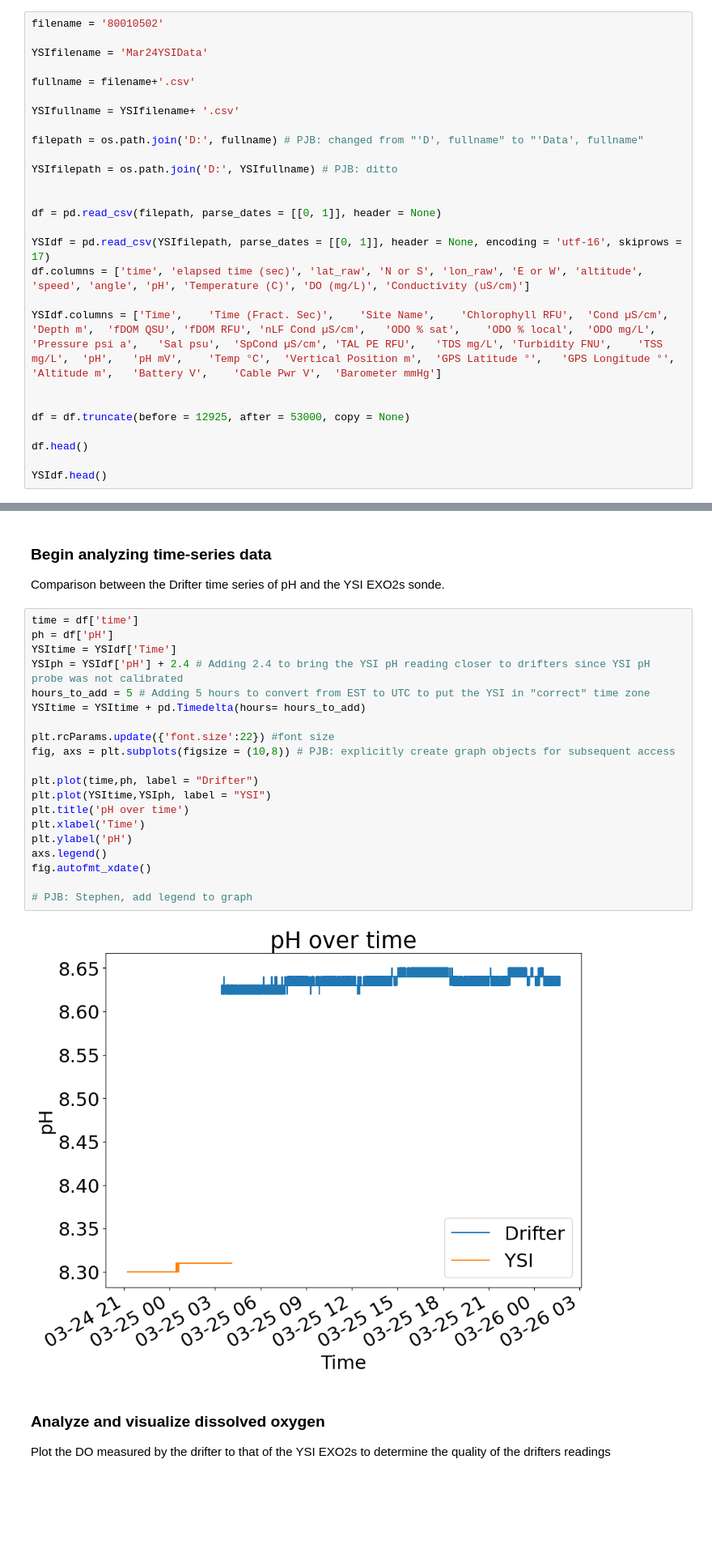
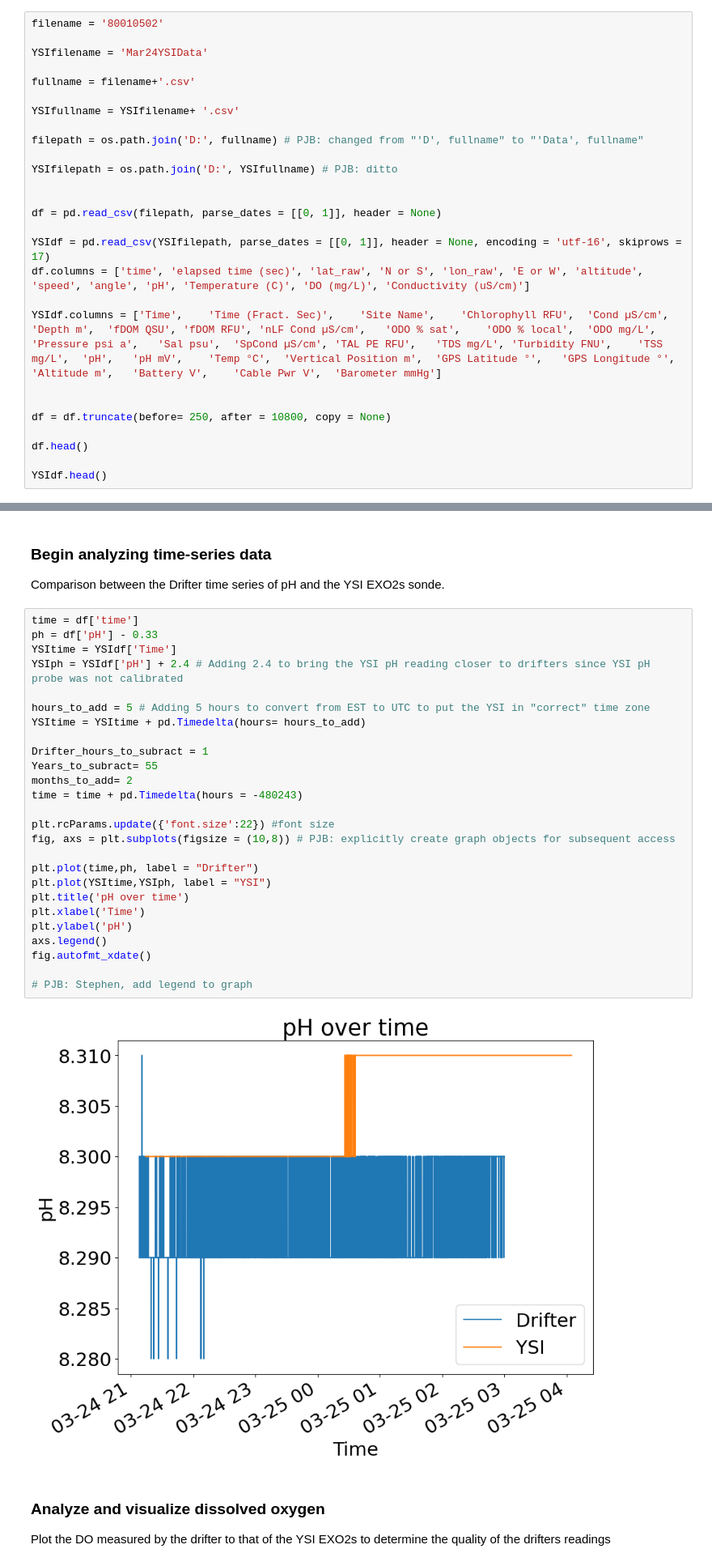
Before and after one commit to COAST-Lab/Biogeochemical-Drifter, a Jupyter notebook: Data_Analysis/Data_Analysis.ipynb, the cells around one changed output, grey strips where cells are left out. Shown at 81% size. Cells and saved outputs as stored; diff of their text form; blank space fills up the shorter version.

```diff
--- a/Data_Analysis/Data_Analysis.ipynb
+++ b/Data_Analysis/Data_Analysis.ipynb
@@ -37,7 +37,7 @@ df.columns = ['time', 'elapsed time (sec)', 'lat_raw', 'N or S', 'lon_raw', 'E o
 YSIdf.columns = ['Time',	'Time (Fract. Sec)',	'Site Name',	'Chlorophyll RFU',	'Cond µS/cm',	'Depth m',	'fDOM QSU',	'fDOM RFU',	'nLF Cond µS/cm',	'ODO % sat',	'ODO % local',	'ODO mg/L',	'Pressure psi a',	'Sal psu',	'SpCond µS/cm',	'TAL PE RFU',	'TDS mg/L',	'Turbidity FNU',	'TSS mg/L',	'pH',	'pH mV',	'Temp °C',	'Vertical Position m',	'GPS Latitude °',	'GPS Longitude °',	'Altitude m',	'Battery V',	'Cable Pwr V',	'Barometer mmHg']
 
 
-df = df.truncate(before = 12925, after = 53000, copy = None)
+df = df.truncate(before= 250, after = 10800, copy = None)
 
 df.head()
 
@@ -195,26 +195,32 @@ plt.scatter(df.lon, df.lat)
 Comparison between the Drifter time series of pH and the YSI EXO2s sonde.
 # %%
 time = df['time']
-ph = df['pH']
+ph = df['pH'] - 0.33
 YSItime = YSIdf['Time']
 YSIph = YSIdf['pH'] + 2.4 # Adding 2.4 to bring the YSI pH reading closer to drifters since YSI pH probe was not calibrated
+
 hours_to_add = 5 # Adding 5 hours to convert from EST to UTC to put the YSI in "correct" time zone
 YSItime = YSItime + pd.Timedelta(hours= hours_to_add)
+
+Drifter_hours_to_subract = 1
+Years_to_subract= 55
+months_to_add= 2
+time = time + pd.Timedelta(hours = -480243)
 
 plt.rcParams.update({'font.size':22}) #font size
 fig, axs = plt.subplots(figsize = (10,8)) # PJB: explicitly create graph objects for subsequent access
 
 plt.plot(time,ph, label = "Drifter")
 plt.plot(YSItime,YSIph, label = "YSI")
 plt.title('pH over time')
 plt.xlabel('Time')
 plt.ylabel('pH')
 axs.legend()
 fig.autofmt_xdate()
 
 # PJB: Stephen, add legend to graph
 # %% [output]
-[figure, old version]
+[figure, new version]
 # %% [markdown]
 ### Analyze and visualize dissolved oxygen
 Plot the DO measured by the drifter to that of the YSI EXO2s to determine the quality of the drifters readings
```
Also changed, not shown: parts of 7 cells of this notebook.
